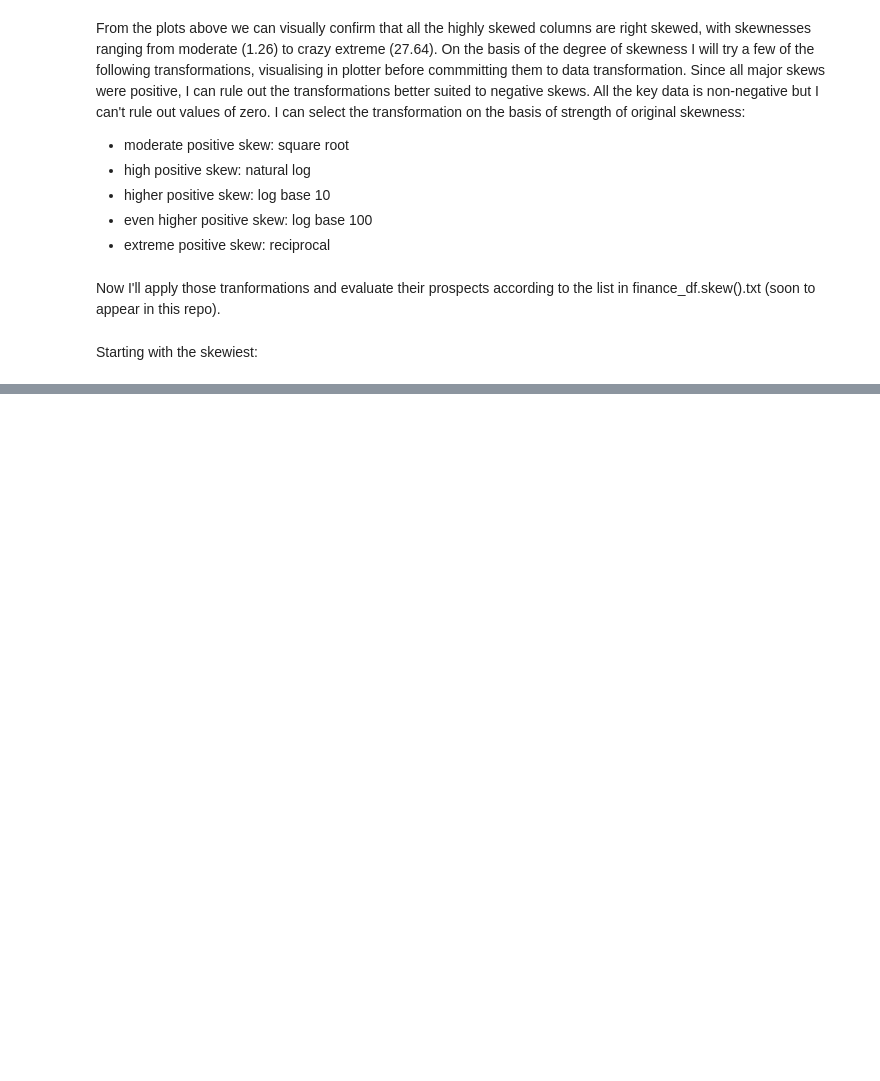
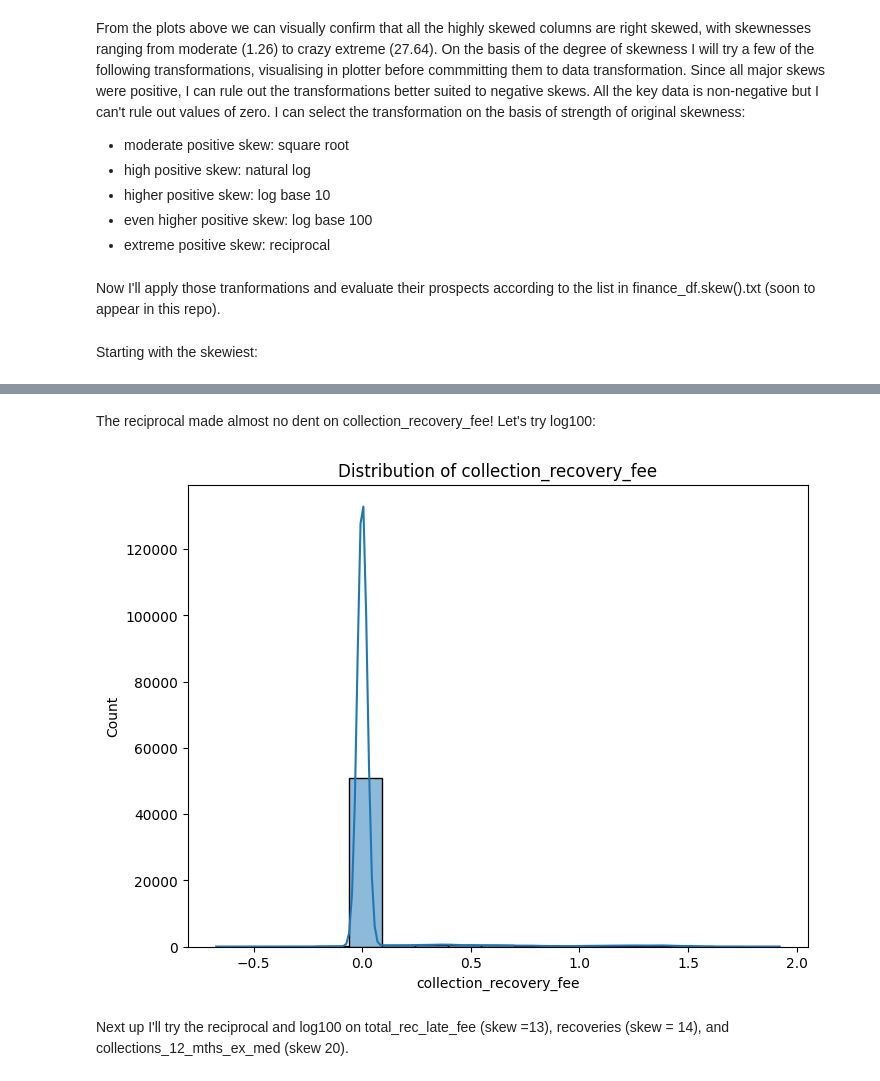
Before and after one commit to ThanksCheersHrng/exploratory-data-analysis---customer-loans-in-finance202, a Jupyter notebook: ongoing_workspace.ipynb, the cells around one changed output, grey strips where cells are left out. Cells and saved outputs as stored; diff of their text form; code cells hidden in the pictures; blank space fills up the shorter version.

Commit message:
Plotted reciprocal and log100 transformations of collection_recovery_fee.

```diff
--- a/ongoing_workspace.ipynb
+++ b/ongoing_workspace.ipynb
@@ -229,7 +229,7 @@ From the plots above we can visually confirm that all the highly skewed columns
 sqrt_transform = lambda x: pd.Series(x).apply(lambda val: val if val < 0 else np.sqrt(val)) #negatives shouldn't be an issue, but just in case...
 ln_transform = lambda x: pd.Series(x).apply(lambda val: val if val <= 0 else np.log(val)) # log 0 doesn't work either.
 log10_transform = lambda x: pd.Series(x).apply(lambda val: val if val <= 0 else np.log10(val))
-log100_transform = lambda x: pd.Series(x).apply(lambda val: val if val <= 0 else np.log100(val))
+log100_transform = lambda x: pd.Series(x).apply(lambda val: val if val <= 0 else np.log(val)/np.log(100)) #numpy doesn't default to log base 100, so need to use log rules.
 recip_transform = lambda x: pd.Series(x).apply(lambda val:  np.reciprocal(val)) # reciprocal always exists
 # %% [markdown]
 Now I'll apply those tranformations and evaluate their prospects according to the list in finance_df.skew().txt (soon to appear in this repo).
@@ -241,0 +242,8 @@ TypeError: is_numeric_dtype() got an unexpected keyword argument 'transformer'
+# %% [markdown]
+The reciprocal made almost no dent on collection_recovery_fee! Let's try log100:
+# %%
+df.plot_column(column_name="collection_recovery_fee", transformer = log100_transform) # that looks better
+# %% [output]
+[figure, added]
+# %% [markdown]
+Next up I'll try the reciprocal and log100 on total_rec_late_fee (skew =13), recoveries (skew = 14), and collections_12_mths_ex_med (skew 20).
```
Also changed, not shown: parts of 3 cells of this notebook, 1 other file.
